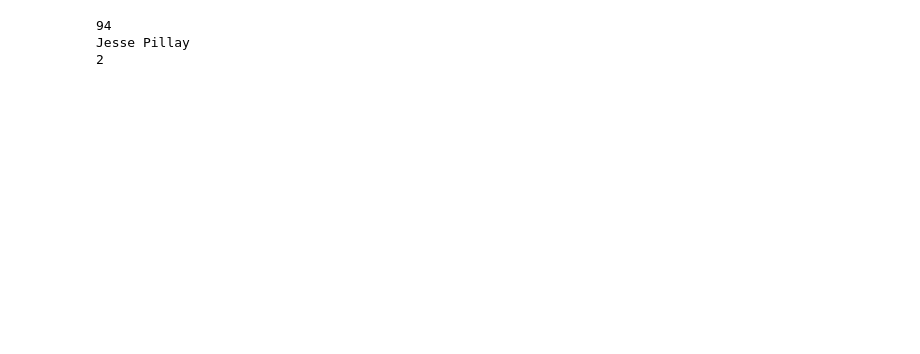
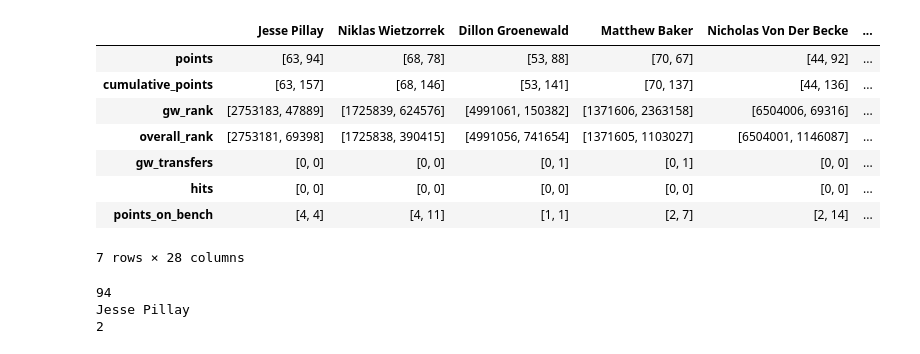
Before and after one commit to Connorrmcd6/FPL-League-Stats, a Jupyter notebook: sandbox.ipynb, the cells around one changed output. Cells and saved outputs as stored; diff of their text form; code cells hidden in the pictures; blank space fills up the shorter version.

```diff
--- a/sandbox.ipynb
+++ b/sandbox.ipynb
@@ -12,6 +12,18 @@ league_id = '330268' #shut the fa cup
 data_dict = create_league_dict(league_id)
 # %%
 df = pd.DataFrame(data_dict)
+# %%
+df
+# %% [output]
+|  | Jesse Pillay | Niklas Wietzorrek | Dillon Groenewald | Matthew Baker | Nicholas Von Der Becke | ... |
+| points | [63, 94] | [68, 78] | [53, 88] | [70, 67] | [44, 92] | ... |
+| cumulative_points | [63, 157] | [68, 146] | [53, 141] | [70, 137] | [44, 136] | ... |
+| gw_rank | [2753183, 47889] | [1725839, 624576] | [4991061, 150382] | [1371606, 2363158] | [6504006, 69316] | ... |
+| overall_rank | [2753181, 69398] | [1725838, 390415] | [4991056, 741654] | [1371605, 1103027] | [6504001, 1146087] | ... |
+| gw_transfers | [0, 0] | [0, 0] | [0, 1] | [0, 1] | [0, 0] | ... |
+| hits | [0, 0] | [0, 0] | [0, 0] | [0, 0] | [0, 0] | ... |
+| points_on_bench | [4, 4] | [4, 11] | [1, 1] | [2, 7] | [2, 14] | ... |
+7 rows × 28 columns
 # %%
 def condition(x, best): return x == best
 # %%
```
Also changed, not shown: parts of 4 cells of this notebook, 7 other files.
